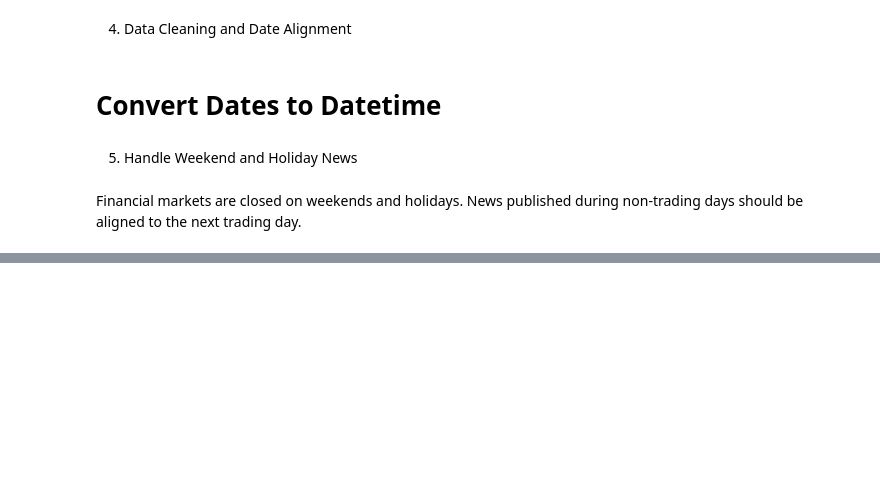
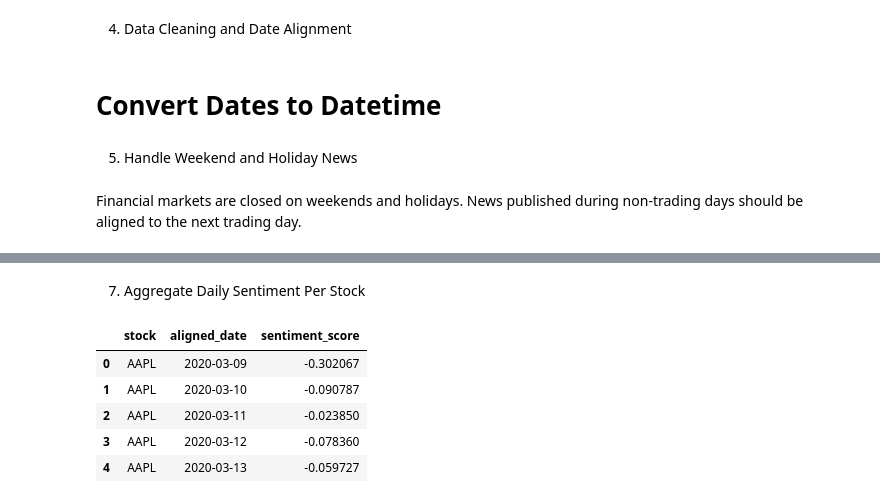
Before and after one commit to Lalisecf/news-sentiment-analysis-week1, a Jupyter notebook: notebooks/task_3_sentiment_stock_correlation.ipynb, the cells around one changed output, grey strips where cells are left out. Saved outputs shown, nothing was run; the diff lists cells and outputs as text; code cells hidden in the pictures; blank space fills up the shorter version.

```diff
--- a/notebooks/task_3_sentiment_stock_correlation.ipynb
+++ b/notebooks/task_3_sentiment_stock_correlation.ipynb
@@ -128,0 +140,10 @@ news_df['aligned_date'] = news_df['aligned_date'].apply(align_to_trading_day)
+# %%
+#Generate Sentiment Scores
+sia = SentimentIntensityAnalyzer()
+
+# Calculate sentiment polarity
+news_df['sentiment_score'] = news_df['headline'].apply(
+    lambda x: sia.polarity_scores(str(x))['compound']
+)
+
+news_df[['headline', 'sentiment_score']].head()
@@ -128,0 +172,17 @@ news_df['aligned_date'] = news_df['aligned_date'].apply(align_to_trading_day)
+# %% [markdown]
+7. Aggregate Daily Sentiment Per Stock
+# %%
+daily_sentiment = (
+    news_df.groupby(['stock', 'aligned_date'])['sentiment_score']
+    .mean()
+    .reset_index()
+)
+
+daily_sentiment.head()
+# %% [output]
+|  | stock | aligned_date | sentiment_score |
+| 0 | AAPL | 2020-03-09 | -0.302067 |
+| 1 | AAPL | 2020-03-10 | -0.090787 |
+| 2 | AAPL | 2020-03-11 | -0.023850 |
+| 3 | AAPL | 2020-03-12 | -0.078360 |
+| 4 | AAPL | 2020-03-13 | -0.059727 |
```
Also changed, not shown: parts of 24 cells of this notebook.
